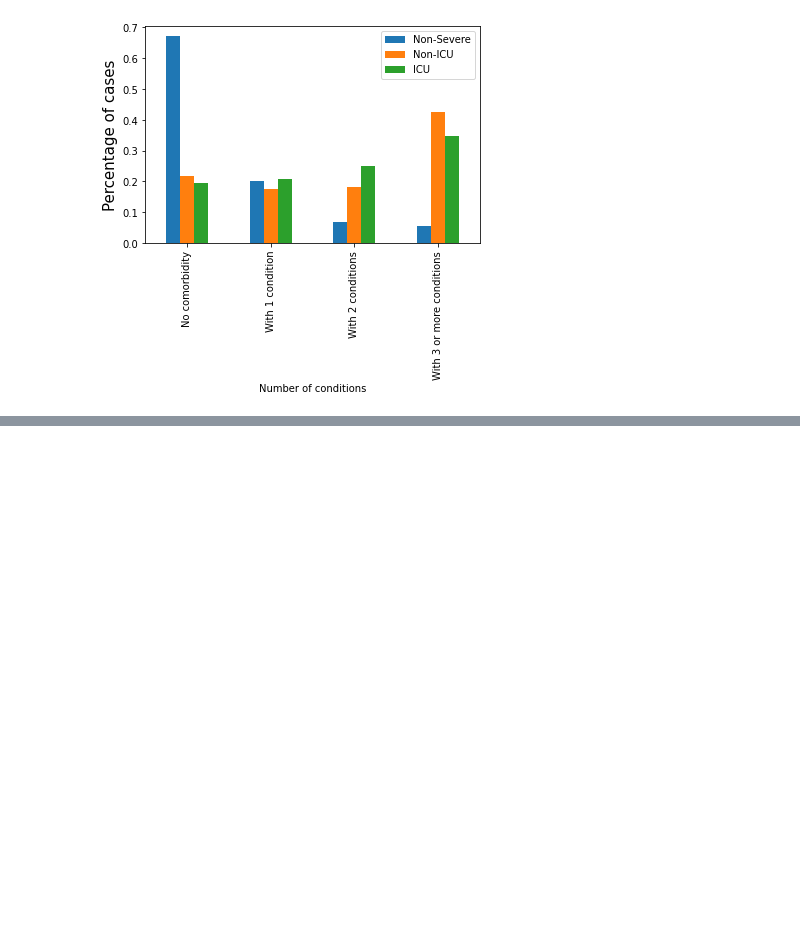
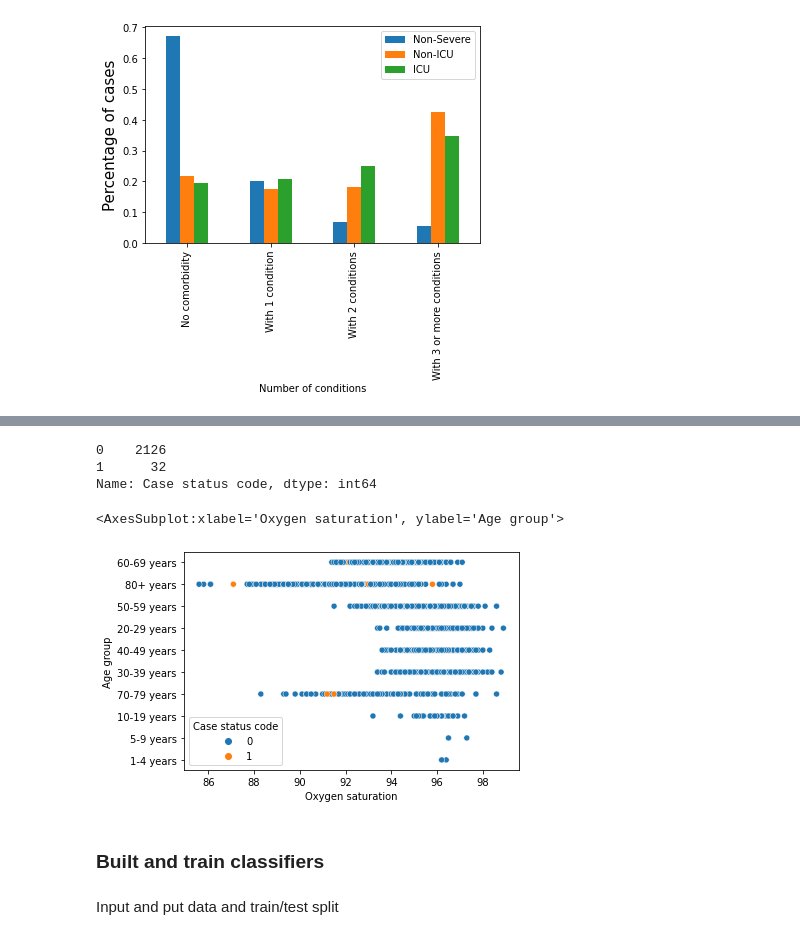
Before and after one commit to ccontrer/20-08Covid19Physiology, a Jupyter notebook: python/04 COVID-19 Alberta synthetic data.ipynb, the cells around one changed output, grey strips where cells are left out. Drawn from its saved outputs; the diff is of its cells as text; code cells hidden in the pictures; blank space fills up the shorter version.

```diff
--- a/python/04 COVID-19 Alberta synthetic data.ipynb
+++ b/python/04 COVID-19 Alberta synthetic data.ipynb
@@ -264,0 +475,12 @@ df.head()
+# %%
+df['Age group code'] = df['Age group'].replace({'Under 1 year': 0,
+                                                '1-4 years': 1,
+                                                '5-9 years': 5,
+                                                '10-19 years': 10,
+                                                '20-29 years': 20,
+                                                '30-39 years': 30,
+                                                '40-49 years': 40,
+                                                '50-59 years': 50,
+                                                '60-69 years': 60,
+                                                '70-79 years': 70,
+                                                '80+ years': 80})
@@ -264,0 +497,4 @@ df.head()
+# %%
+df['Number of comorbidities'] = df[['Hypertension', 'Cardio-Vascular Diseases', 'Dementia',
+       'Renal Diseases', 'Diabetes', 'Respiratory Diseases', 'Cancer',
+       'Stroke', 'Liver Diseases', 'Immuno-Deficiency Diseases']].sum(axis=1)
@@ -264,0 +503,2 @@ df.head()
+# %%
+df['Case status code'] = df['Case status'].replace({'Recovered': 0, 'Died':1})
@@ -269,5 +566,0 @@ df.shape
-# %%
-df = df[df['Case status'] != 'Active']
-df = df[df['Case type']=='Confirmed']
-df = df[df['ICU']]
-df = df[df['Hospitalized']]
@@ -349,0 +567,15 @@ pd.concat([temp,newcol],axis=1)
+# %%
+df['Case status code'].value_counts()
+# %% [output]
+0    2126
+1      32
+Name: Case status code, dtype: int64
+# %%
+sns.scatterplot(data=df, x="Oxygen saturation", y="Age group", hue="Case status code")
+# %% [output]
+<AxesSubplot:xlabel='Oxygen saturation', ylabel='Age group'>
+[figure, added]
+# %% [markdown]
+### Built and train classifiers
+# %% [markdown]
+Input and put data and train/test split
```
Also changed, not shown: parts of 61 cells of this notebook, 1 other file.
